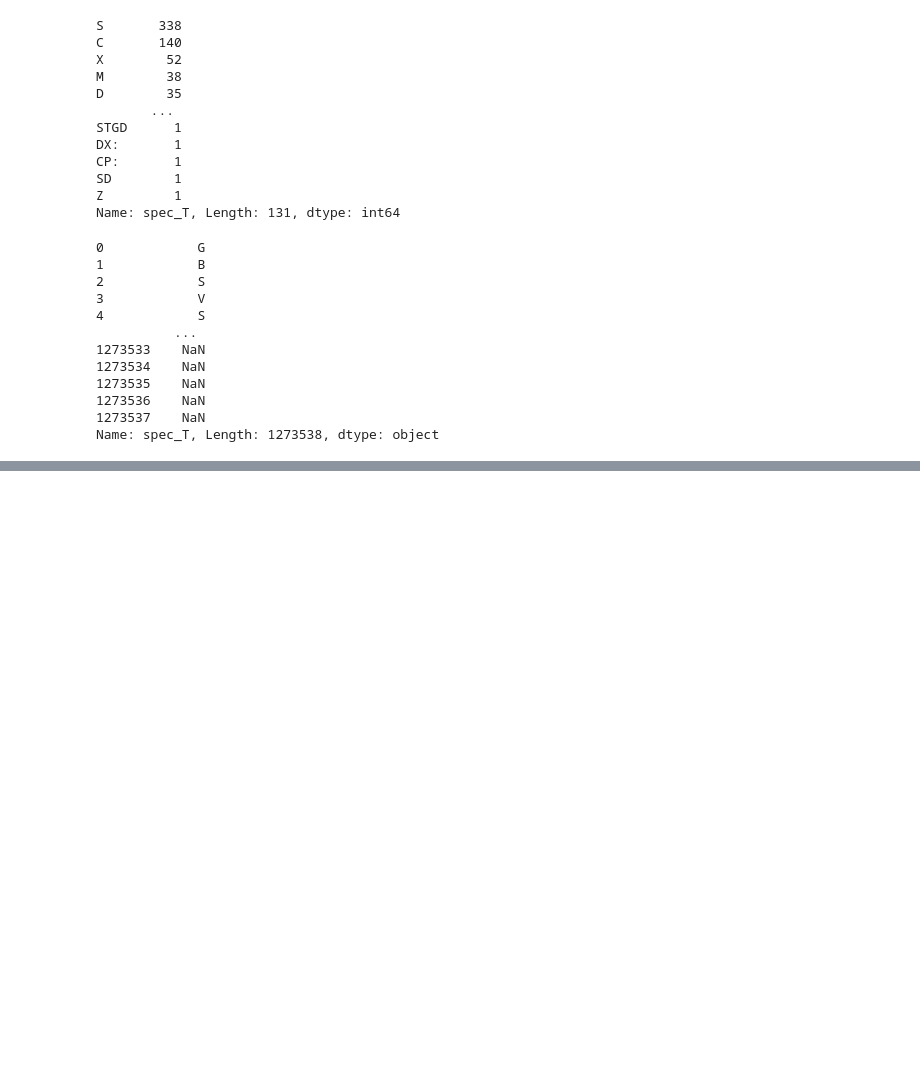
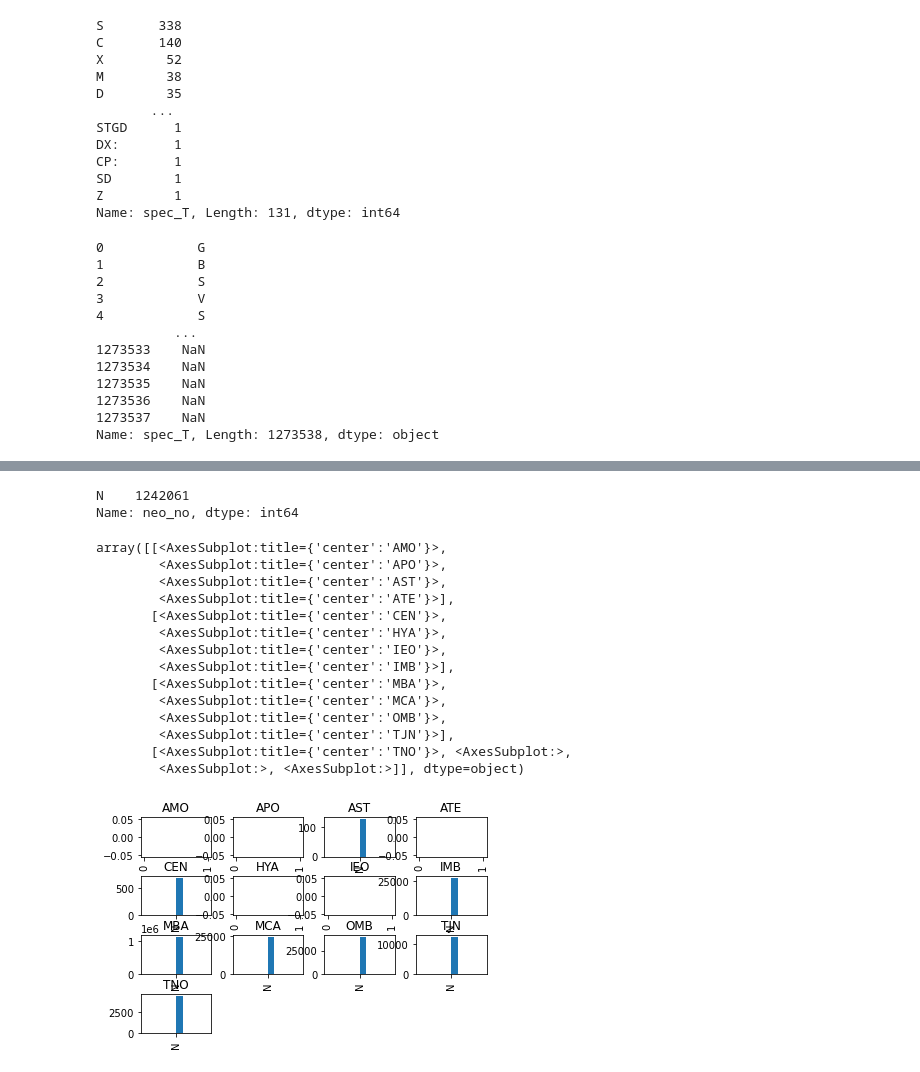
Before and after one commit to Naomi-SB/playing_around, a Jupyter notebook: asteroid_class.ipynb, the cells around one changed output, grey strips where cells are left out. Drawn from its saved outputs; the diff is of its cells as text; code cells hidden in the pictures; blank space fills up the shorter version.

Commit message:
hist

```diff
--- a/asteroid_class.ipynb
+++ b/asteroid_class.ipynb
@@ -155,0 +154,25 @@ df.neo
+# %%
+df['neo_no'] = df.neo[df.neo == 'N']
+# %%
+df.neo_no.value_counts()
+# %% [output]
+N    1242061
+Name: neo_no, dtype: int64
+# %%
+df.neo_no.hist(by=df.type)
+# %% [output]
+array([[<AxesSubplot:title={'center':'AMO'}>,
+        <AxesSubplot:title={'center':'APO'}>,
+        <AxesSubplot:title={'center':'AST'}>,
+        <AxesSubplot:title={'center':'ATE'}>],
+       [<AxesSubplot:title={'center':'CEN'}>,
+        <AxesSubplot:title={'center':'HYA'}>,
+        <AxesSubplot:title={'center':'IEO'}>,
+        <AxesSubplot:title={'center':'IMB'}>],
+       [<AxesSubplot:title={'center':'MBA'}>,
+        <AxesSubplot:title={'center':'MCA'}>,
+        <AxesSubplot:title={'center':'OMB'}>,
+        <AxesSubplot:title={'center':'TJN'}>],
+       [<AxesSubplot:title={'center':'TNO'}>, <AxesSubplot:>,
+        <AxesSubplot:>, <AxesSubplot:>]], dtype=object)
+[figure, added]
```
Also changed, not shown: parts of 8 cells of this notebook.
